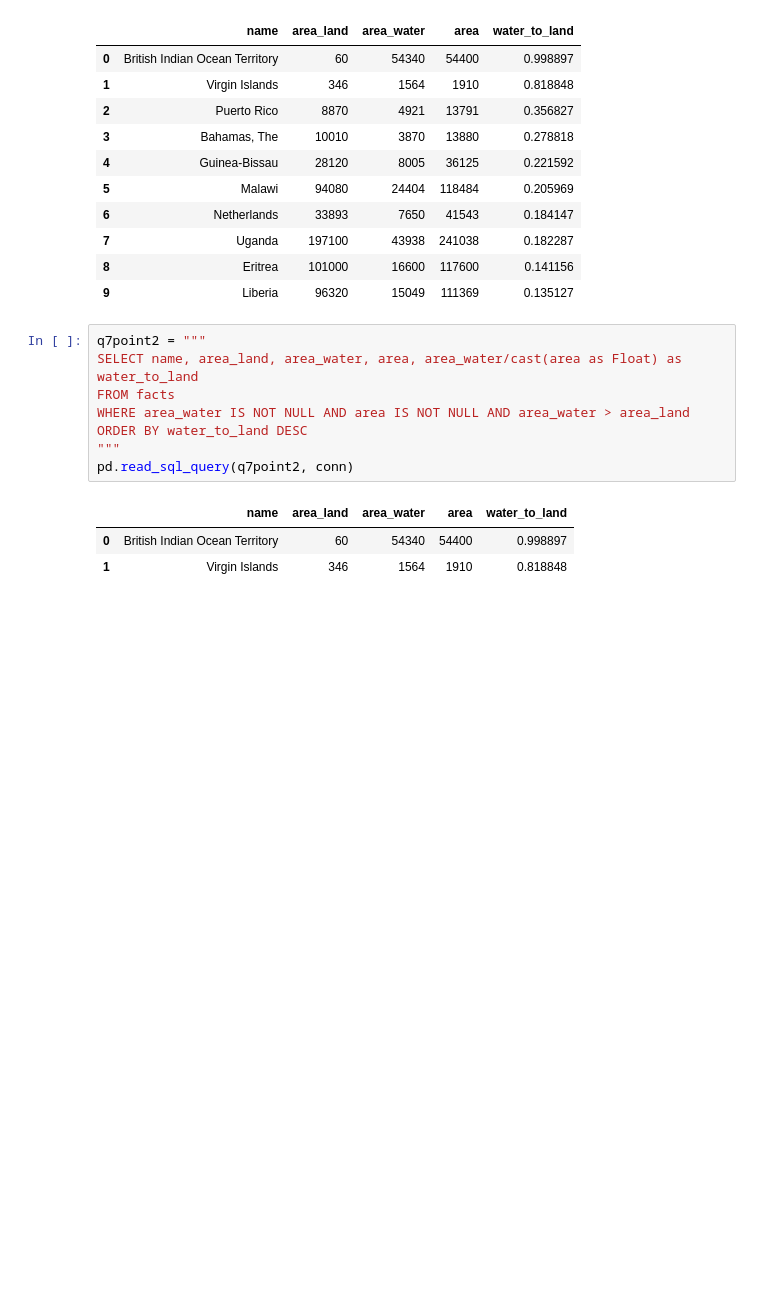
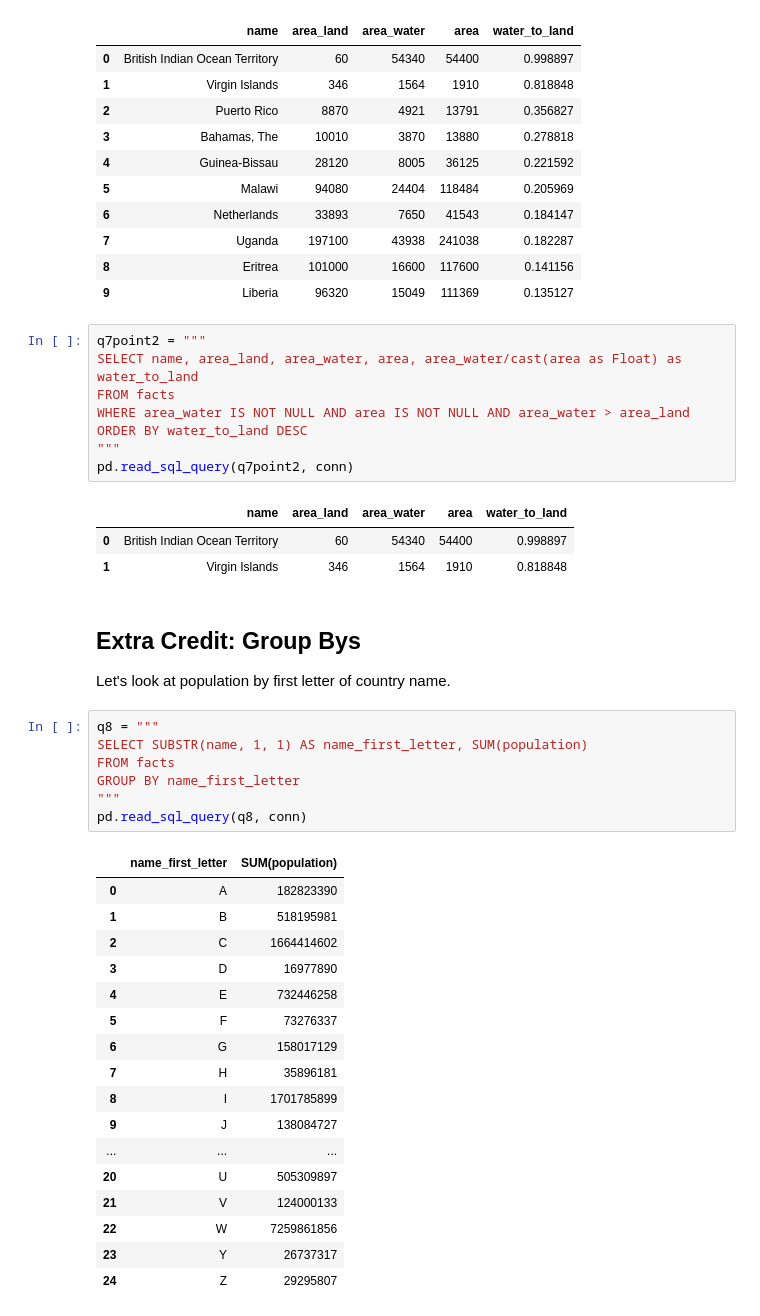
Before and after one commit to gmayock/sql_fundamentals_cia_factbook, a Jupyter notebook: analyzing_cia_factbook_data.ipynb, the cells around one changed output. Cells and saved outputs as stored; diff of their text form; blank space fills up the shorter version.

```diff
--- a/analyzing_cia_factbook_data.ipynb
+++ b/analyzing_cia_factbook_data.ipynb
@@ -269,3 +269,31 @@ pd.read_sql_query(q7point2, conn)
 |  | name | area_land | area_water | area | water_to_land |
 | 0 | British Indian Ocean Territory | 60 | 54340 | 54400 | 0.998897 |
 | 1 | Virgin Islands | 346 | 1564 | 1910 | 0.818848 |
+# %% [markdown]
+## Extra Credit: Group Bys
+Let's look at population by first letter of country name.
+# %%
+q8 = """
+SELECT SUBSTR(name, 1, 1) AS name_first_letter, SUM(population)
+FROM facts
+GROUP BY name_first_letter
+"""
+pd.read_sql_query(q8, conn)
+# %% [output]
+|  | name_first_letter | SUM(population) |
+| 0 | A | 182823390 |
+| 1 | B | 518195981 |
+| 2 | C | 1664414602 |
+| 3 | D | 16977890 |
+| 4 | E | 732446258 |
+| 5 | F | 73276337 |
+| 6 | G | 158017129 |
+| 7 | H | 35896181 |
+| 8 | I | 1701785899 |
+| 9 | J | 138084727 |
+| ... | ... | ... |
+| 20 | U | 505309897 |
+| 21 | V | 124000133 |
+| 22 | W | 7259861856 |
+| 23 | Y | 26737317 |
+| 24 | Z | 29295807 |
```
Also changed, not shown: parts of 8 cells of this notebook.
